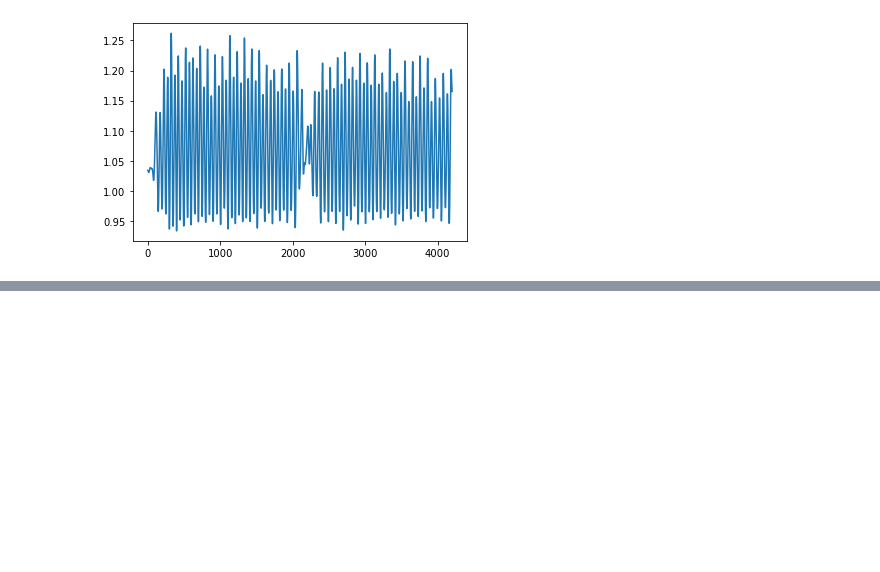
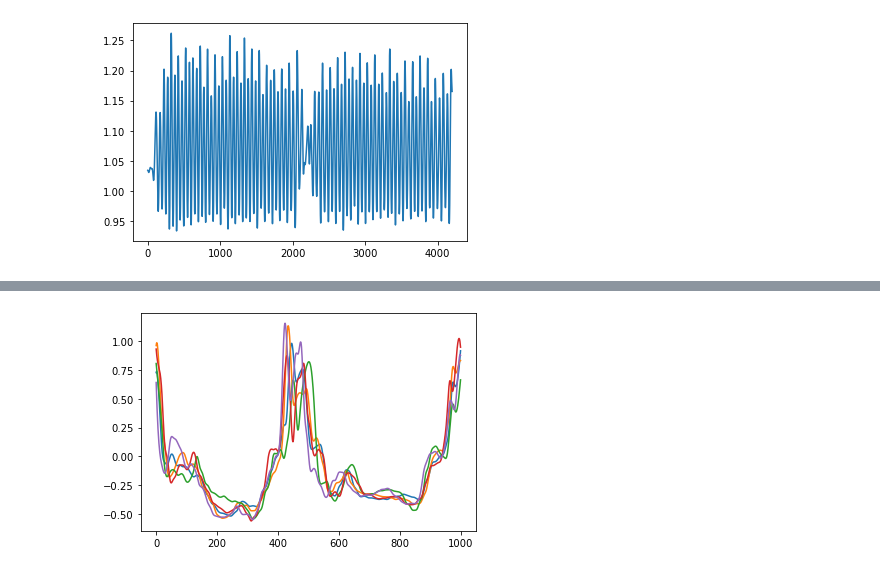
Before and after one commit to RGu0/labWalk, a Jupyter notebook: labWalkAnalysis.ipynb, the cells around one changed output, grey strips where cells are left out. Drawn from its saved outputs; the diff is of its cells as text; code cells hidden in the pictures; blank space fills up the shorter version.

```diff
--- a/labWalkAnalysis.ipynb
+++ b/labWalkAnalysis.ipynb
@@ -149,0 +108,5 @@ plt.plot(y_ts)
+# %%
+plt.plot(np.array(X_t).T[:,0:5])
+plt.show()
+# %% [output]
+[figure, added]
```
Also changed, not shown: parts of 9 cells of this notebook, 3 other files.
